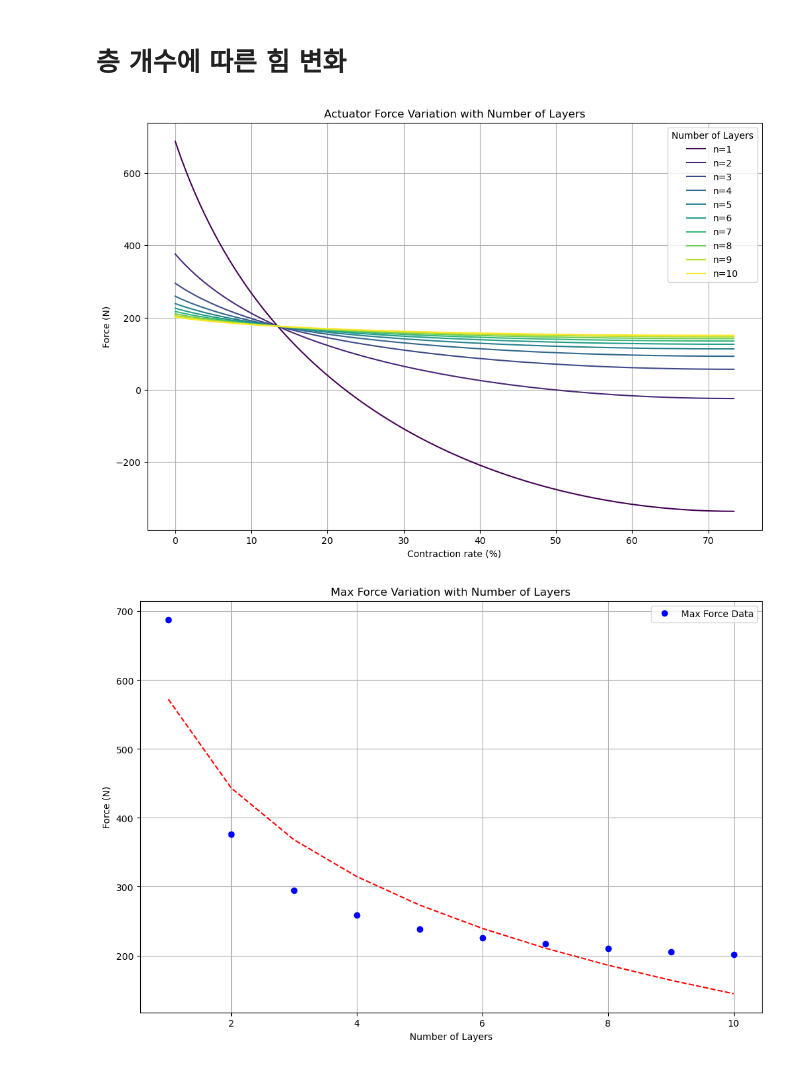
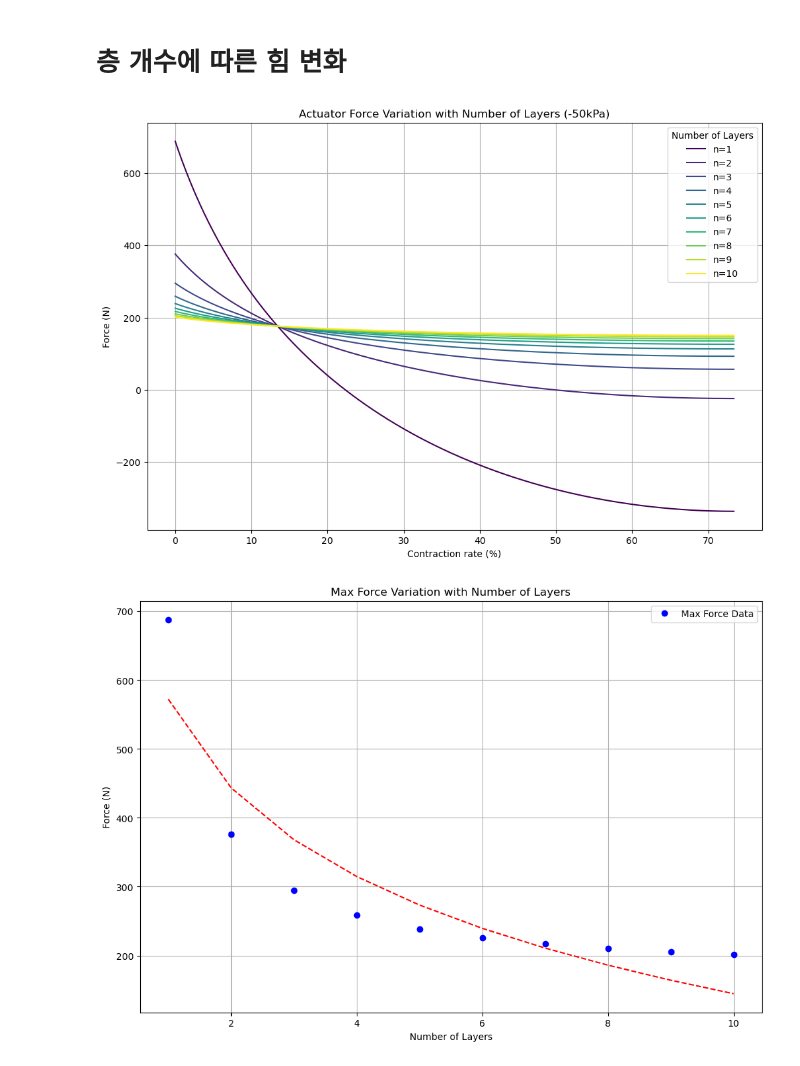
Before and after one commit to moreum2/OV-PAM_model, a Jupyter notebook: OV-PAM_model_modified.ipynb, the cells around one changed output. Cells and saved outputs as stored; diff of their text form; code cells hidden in the pictures.

```diff
--- a/OV-PAM_model_modified.ipynb
+++ b/OV-PAM_model_modified.ipynb
@@ -194,35 +194,35 @@ for i in range(10):
     L = L0 * np.sin(theta)
     L_t = (n * L + (n + 1) * s)
     dL = L0 * np.cos(theta)
     dL_t = n * dL
     V = 2 * n * (1 + 2 ** 0.5) * D ** 2 * L0 * np.sin(theta) - 2/3 * n * (2 * D + d + q) * L0 ** 2 * np.cos(theta) * np.sin(theta) + 2 * (n - 1) * (1 + 2 ** 0.5) * R ** 2 * s
     dV = 2 * n * (1 + 2 ** 0.5) * D ** 2 * L0 * np.cos(theta) - 2/3 * n * (2 * D + d + q) * L0 ** 2 * (np.cos(theta) ** 2 - np.sin(theta) ** 2)
     F[i] = -P[i] * dV / dL_t
 
 # 수축률 계산
 contraction_rate = (1 - L_t / L_t[0]) * 100
 
 # 힘-수축률 그래프 표시
 plt.figure(figsize=(12, 8))
 colors = plt.cm.viridis(np.linspace(0, 1, 10))
 for i in range(10):
     plt.plot(contraction_rate, F[i], '-', color=colors[i], label=f'n={i+1}')
 
 # 축 레이블 및 범례 설정
 plt.xlabel('Contraction rate (%)')
 plt.ylabel('Force (N)')
 plt.legend(title='Number of Layers')
 
 # 격자 추가
 plt.grid(True)
 
 # 그래프 제목 설정
-plt.title('Actuator Force Variation with Number of Layers')
+plt.title('Actuator Force Variation with Number of Layers (-50kPa)')
 
 # 그래프 표시
 plt.show()
 # %% [output]
-[figure, old version]
+[figure, new version]
 # %%
 max_force = np.max(F, axis=1)
 min_force = np.min(F, axis=1)
```
Also changed, not shown: parts of 3 cells of this notebook.
